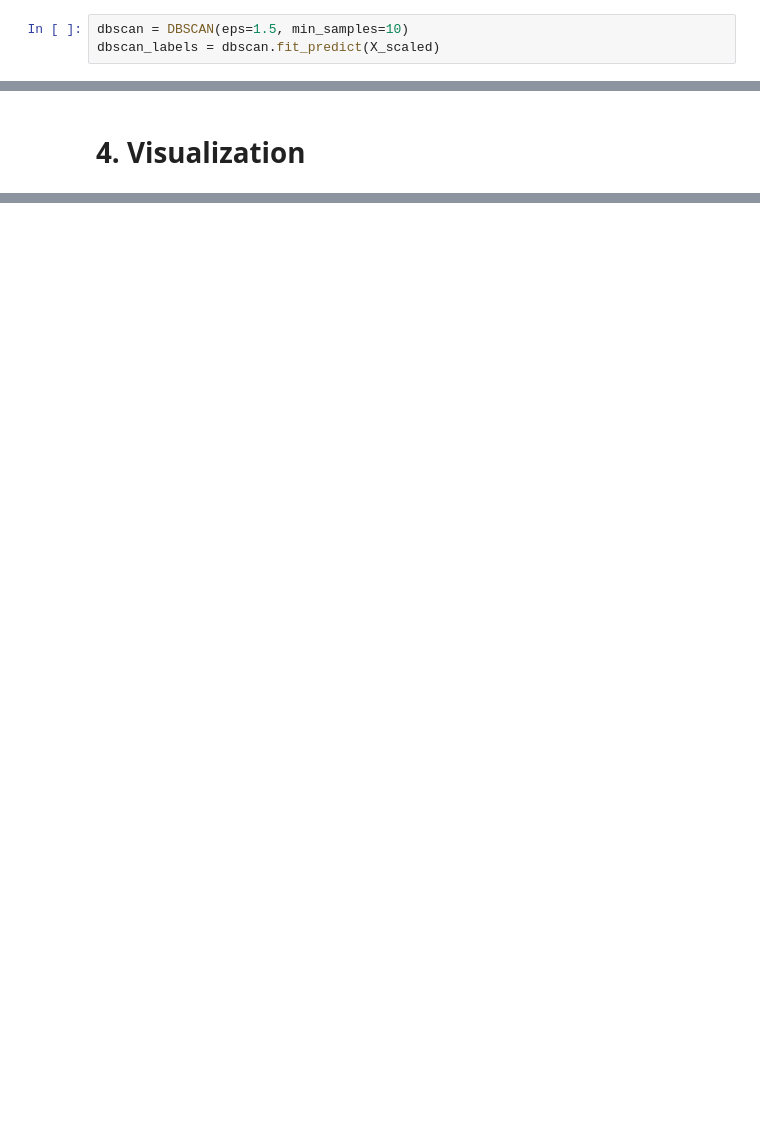
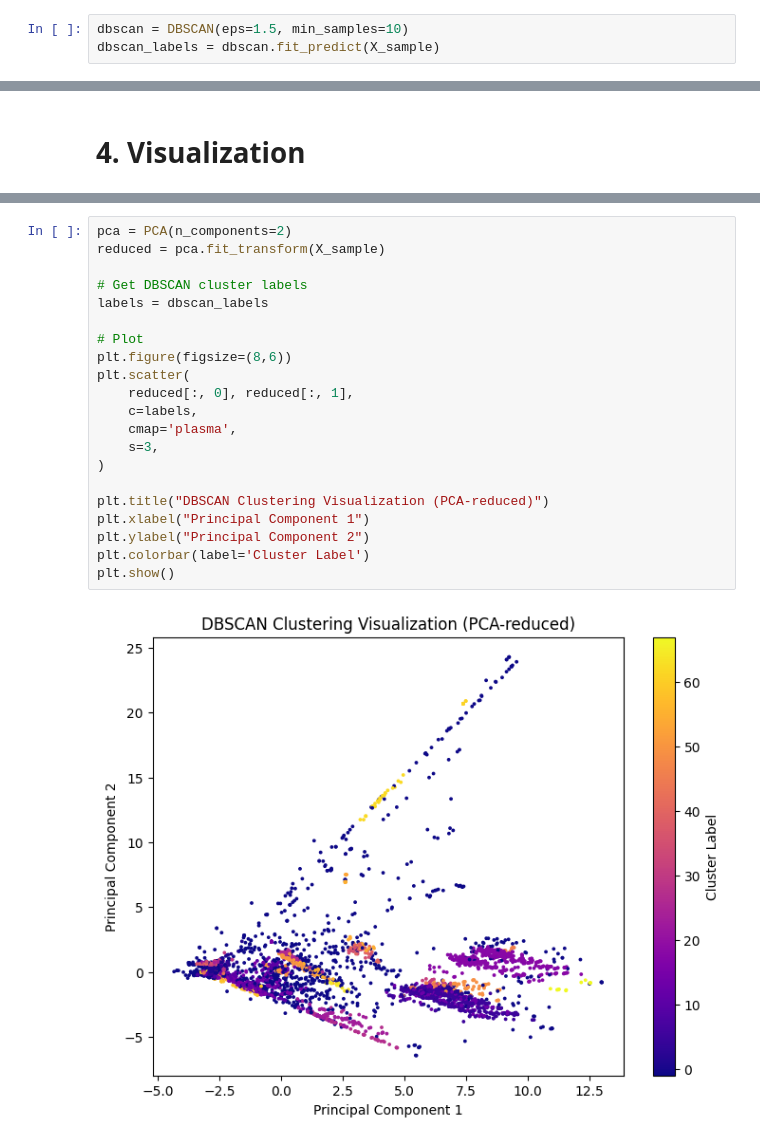
Before and after one commit to FarrelAD/CIC-IDS-2017-Clustering-Case-Study, a Jupyter notebook: notebook.ipynb, the cells around one changed output, grey strips where cells are left out. Cells and saved outputs as stored; diff of their text form; blank space fills up the shorter version.

```diff
--- a/notebook.ipynb
+++ b/notebook.ipynb
@@ -130,5 +166,5 @@ for k in range(2, 8):
 ## DBSCAN Clustering
 # %%
 dbscan = DBSCAN(eps=1.5, min_samples=10)
-dbscan_labels = dbscan.fit_predict(X_scaled)
+dbscan_labels = dbscan.fit_predict(X_sample)
 # %%
@@ -154,0 +213,23 @@ plt.show()
+# %%
+pca = PCA(n_components=2)
+reduced = pca.fit_transform(X_sample)
+
+# Get DBSCAN cluster labels
+labels = dbscan_labels
+
+# Plot
+plt.figure(figsize=(8,6))
+plt.scatter(
+    reduced[:, 0], reduced[:, 1],
+    c=labels,
+    cmap='plasma',
+    s=3,
+)
+
+plt.title("DBSCAN Clustering Visualization (PCA-reduced)")
+plt.xlabel("Principal Component 1")
+plt.ylabel("Principal Component 2")
+plt.colorbar(label='Cluster Label')
+plt.show()
+# %% [output]
+[figure, added]
```
Also changed, not shown: parts of 12 cells of this notebook.
